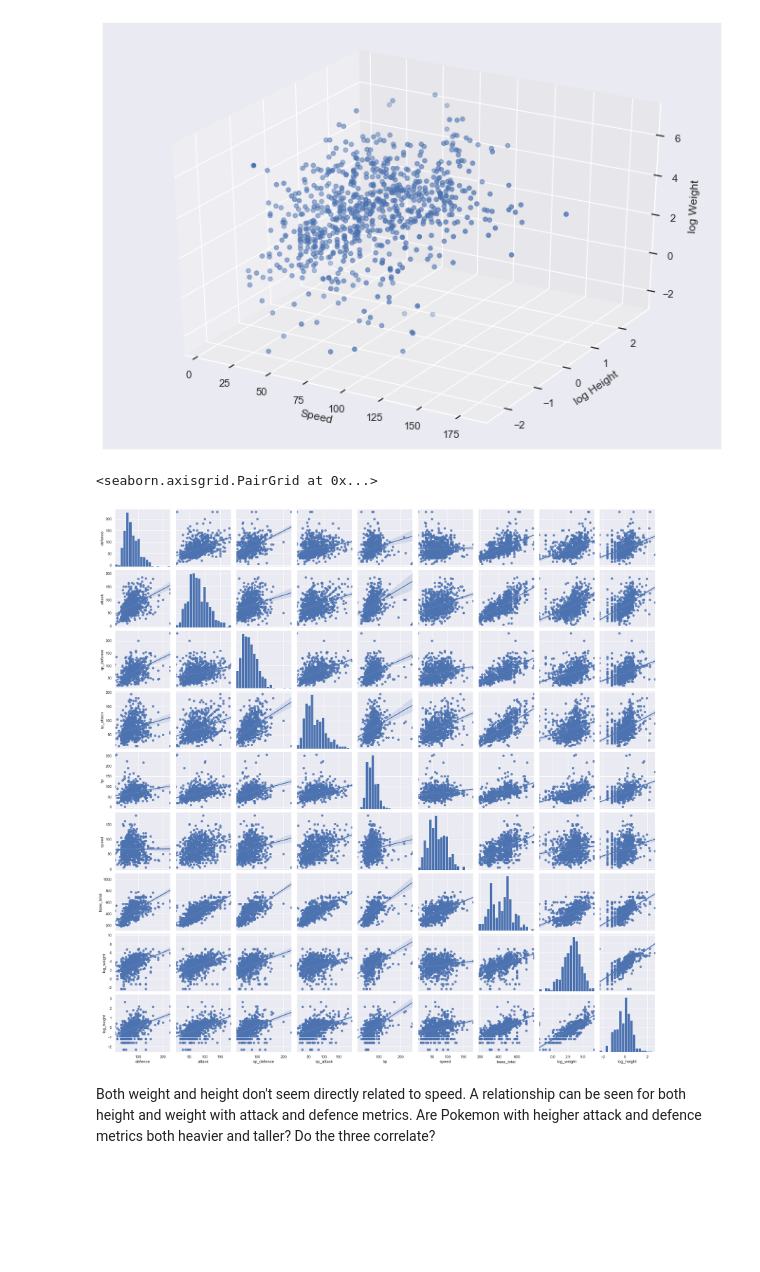
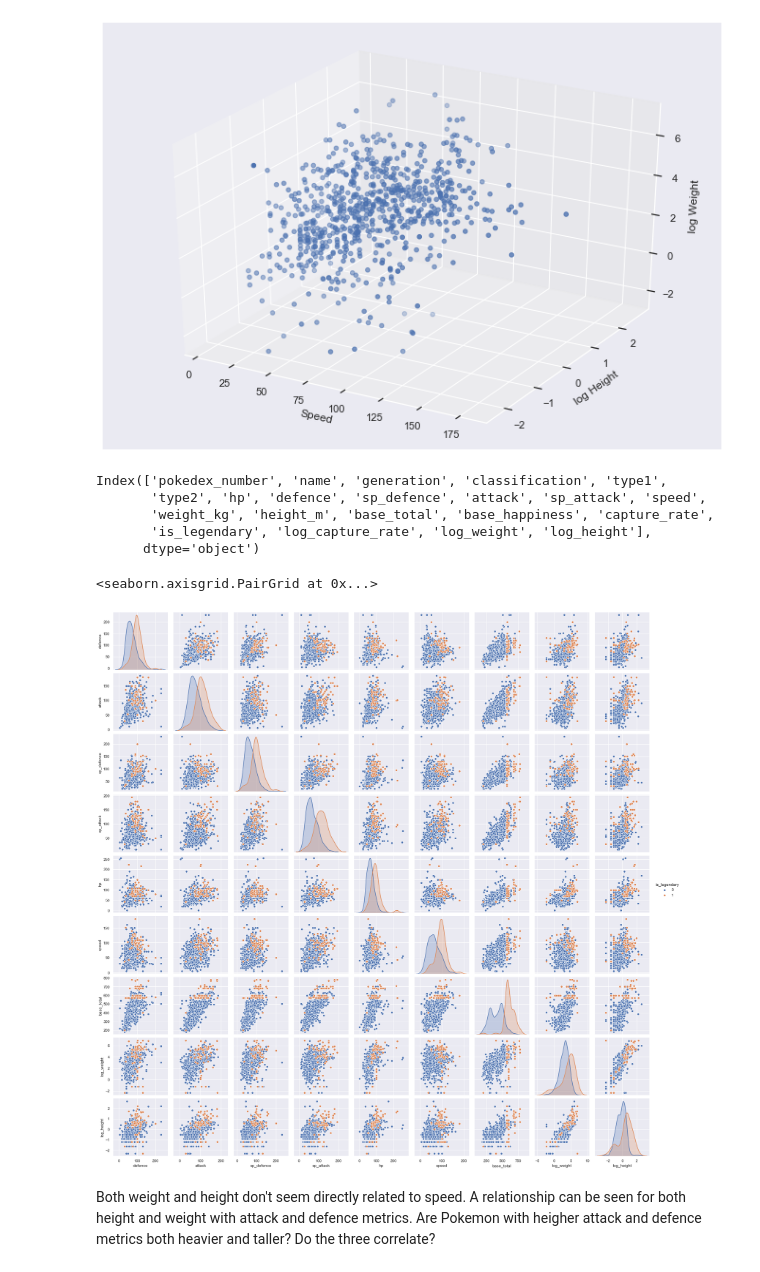
Before and after one commit to Carova/DiP_oefening_pokemon_dataset, a Jupyter notebook: Pokemon dataset - Opdracht 1.ipynb, the cells around one changed output. Cells and saved outputs as stored; diff of their text form; code cells hidden in the pictures; blank space fills up the shorter version.

```diff
--- a/Pokemon dataset - Opdracht 1.ipynb
+++ b/Pokemon dataset - Opdracht 1.ipynb
@@ -512,13 +512,29 @@ ax.set_zlabel('log Weight')
 # %% [output]
 Text(0.5, 0, 'log Weight')
 [figure]
+# %%
+sns_df.columns
+# %% [output]
+Index(['pokedex_number', 'name', 'generation', 'classification', 'type1',
+       'type2', 'hp', 'defence', 'sp_defence', 'attack', 'sp_attack', 'speed',
+       'weight_kg', 'height_m', 'base_total', 'base_happiness', 'capture_rate',
+       'is_legendary', 'log_capture_rate', 'log_weight', 'log_height'],
+      dtype='object')
 # %%
-sns.pairplot(sns_df[['defence', 'attack', 'sp_defence', 'sp_attack', 'hp', 'speed', 'base_total', 'log_weight', 'log_height']],
-             kind='reg',
-             diag_kws = {'bins':20})
+sns.pairplot(sns_df[['defence',
+                     'attack',
+                     'sp_defence',
+                     'sp_attack',
+                     'hp',
+                     'speed',
+                     'base_total',
+                     'log_weight',
+                     'log_height',
+                     'is_legendary']],
+             hue = 'is_legendary')
 # %% [output]
 <seaborn.axisgrid.PairGrid at 0x...>
-[figure, old version]
+[figure, new version]
 # %% [markdown]
 Both weight and height don't seem directly related to speed. A relationship can be seen for both height and weight with attack and defence metrics. Are Pokemon with heigher attack and defence metrics both heavier and taller? Do the three correlate?
 # %%
```
Also changed, not shown: parts of 4 cells of this notebook, 1 other file.
